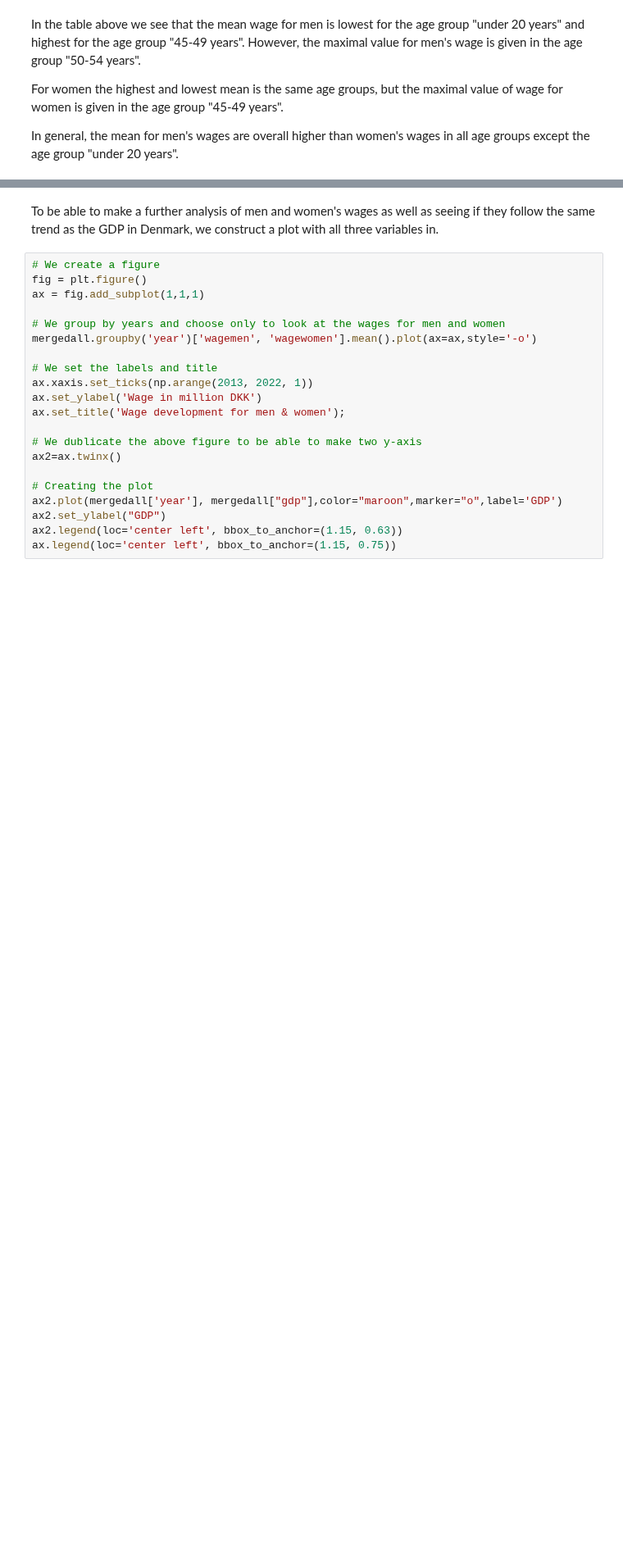
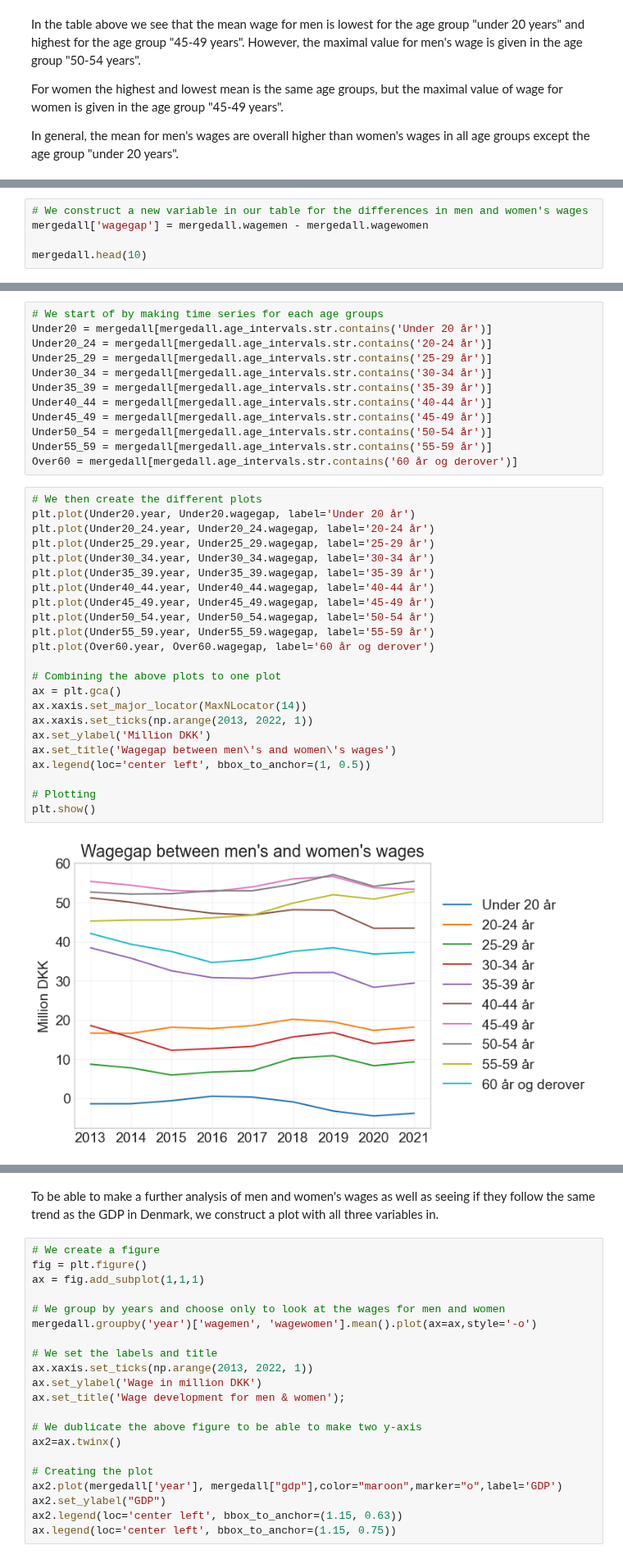
Before and after one commit to NumEconCopenhagen/projects-2023-julie-ida-ida, a Jupyter notebook: dataproject/dataproject.ipynb, the cells around one changed output, grey strips where cells are left out. Shown at 82% size. Saved outputs shown, nothing was run; the diff lists cells and outputs as text; blank space fills up the shorter version.

```diff
--- a/dataproject/dataproject.ipynb
+++ b/dataproject/dataproject.ipynb
@@ -370,0 +380,5 @@ In general, the mean for men's wages are overall higher than women's wages in al
+# %%
+# We construct a new variable in our table for the differences in men and women's wages
+mergedall['wagegap'] = mergedall.wagemen - mergedall.wagewomen
+
+mergedall.head(10)
@@ -370,0 +400,37 @@ In general, the mean for men's wages are overall higher than women's wages in al
+# %%
+# We start of by making time series for each age groups
+Under20 = mergedall[mergedall.age_intervals.str.contains('Under 20 år')]
+Under20_24 = mergedall[mergedall.age_intervals.str.contains('20-24 år')]
+Under25_29 = mergedall[mergedall.age_intervals.str.contains('25-29 år')]
+Under30_34 = mergedall[mergedall.age_intervals.str.contains('30-34 år')]
+Under35_39 = mergedall[mergedall.age_intervals.str.contains('35-39 år')]
+Under40_44 = mergedall[mergedall.age_intervals.str.contains('40-44 år')]
+Under45_49 = mergedall[mergedall.age_intervals.str.contains('45-49 år')]
+Under50_54 = mergedall[mergedall.age_intervals.str.contains('50-54 år')]
+Under55_59 = mergedall[mergedall.age_intervals.str.contains('55-59 år')]
+Over60 = mergedall[mergedall.age_intervals.str.contains('60 år og derover')]
+# %%
+# We then create the different plots
+plt.plot(Under20.year, Under20.wagegap, label='Under 20 år')
+plt.plot(Under20_24.year, Under20_24.wagegap, label='20-24 år')
+plt.plot(Under25_29.year, Under25_29.wagegap, label='25-29 år')
+plt.plot(Under30_34.year, Under30_34.wagegap, label='30-34 år')
+plt.plot(Under35_39.year, Under35_39.wagegap, label='35-39 år')
+plt.plot(Under40_44.year, Under40_44.wagegap, label='40-44 år')
+plt.plot(Under45_49.year, Under45_49.wagegap, label='45-49 år')
+plt.plot(Under50_54.year, Under50_54.wagegap, label='50-54 år')
+plt.plot(Under55_59.year, Under55_59.wagegap, label='55-59 år')
+plt.plot(Over60.year, Over60.wagegap, label='60 år og derover')
+
+# Combining the above plots to one plot
+ax = plt.gca()
+ax.xaxis.set_major_locator(MaxNLocator(14))
+ax.xaxis.set_ticks(np.arange(2013, 2022, 1))
+ax.set_ylabel('Million DKK')
+ax.set_title('Wagegap between men\'s and women\'s wages')
+ax.legend(loc='center left', bbox_to_anchor=(1, 0.5))
+
+# Plotting
+plt.show()
+# %% [output]
+[figure, added]
```
Also changed, not shown: parts of 5 cells of this notebook.
